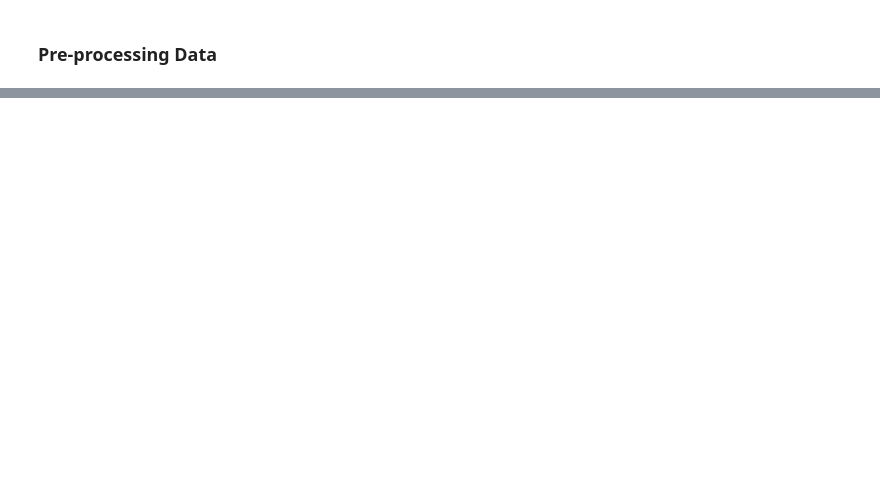
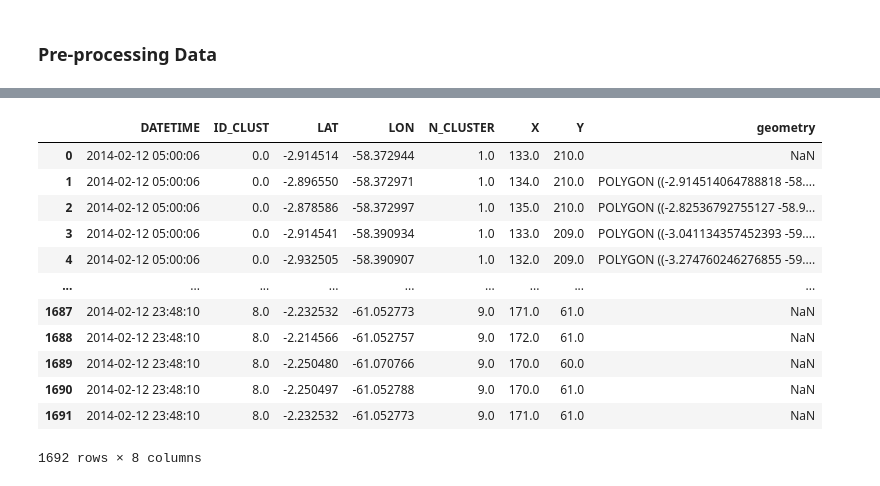
Before and after one commit to helvecioneto/CAP-359, a Jupyter notebook: 01-EDA.ipynb, the cells around one changed output, grey strips where cells are left out. Cells and saved outputs as stored; diff of their text form; code cells hidden in the pictures; blank space fills up the shorter version.

```diff
--- a/01-EDA.ipynb
+++ b/01-EDA.ipynb
@@ -289,0 +374,18 @@ create_tiff(frames[0])
+# %%
+ext_data['geometry'] = ext_data.groupby('N_CLUSTER')['geometry'].apply(lambda x: Polygon(x.tolist()))
+# %%
+ext_data
+# %% [output]
+|  | DATETIME | ID_CLUST | LAT | LON | N_CLUSTER | X | Y | geometry |
+| 0 | 2014-02-12 05:00:06 | 0.0 | -2.914514 | -58.372944 | 1.0 | 133.0 | 210.0 | NaN |
+| 1 | 2014-02-12 05:00:06 | 0.0 | -2.896550 | -58.372971 | 1.0 | 134.0 | 210.0 | POLYGON ((-2.914514064788818 -58.... |
+| 2 | 2014-02-12 05:00:06 | 0.0 | -2.878586 | -58.372997 | 1.0 | 135.0 | 210.0 | POLYGON ((-2.82536792755127 -58.9... |
+| 3 | 2014-02-12 05:00:06 | 0.0 | -2.914541 | -58.390934 | 1.0 | 133.0 | 209.0 | POLYGON ((-3.041134357452393 -59.... |
+| 4 | 2014-02-12 05:00:06 | 0.0 | -2.932505 | -58.390907 | 1.0 | 132.0 | 209.0 | POLYGON ((-3.274760246276855 -59.... |
+| ... | ... | ... | ... | ... | ... | ... | ... | ... |
+| 1687 | 2014-02-12 23:48:10 | 8.0 | -2.232532 | -61.052773 | 9.0 | 171.0 | 61.0 | NaN |
+| 1688 | 2014-02-12 23:48:10 | 8.0 | -2.214566 | -61.052757 | 9.0 | 172.0 | 61.0 | NaN |
+| 1689 | 2014-02-12 23:48:10 | 8.0 | -2.250480 | -61.070766 | 9.0 | 170.0 | 60.0 | NaN |
+| 1690 | 2014-02-12 23:48:10 | 8.0 | -2.250497 | -61.052788 | 9.0 | 170.0 | 61.0 | NaN |
+| 1691 | 2014-02-12 23:48:10 | 8.0 | -2.232532 | -61.052773 | 9.0 | 171.0 | 61.0 | NaN |
+1692 rows × 8 columns
```
Also changed, not shown: parts of 22 cells of this notebook.
